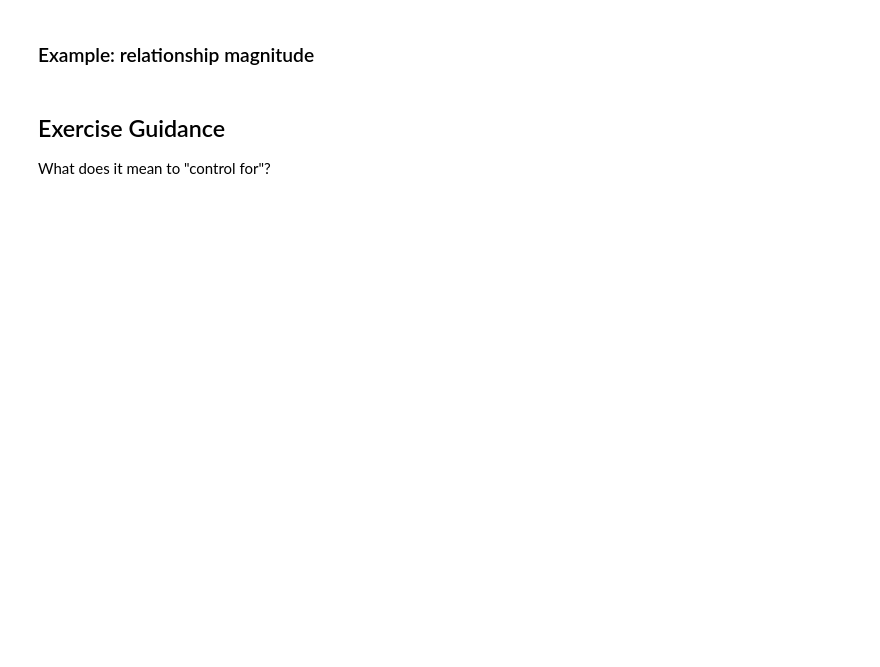
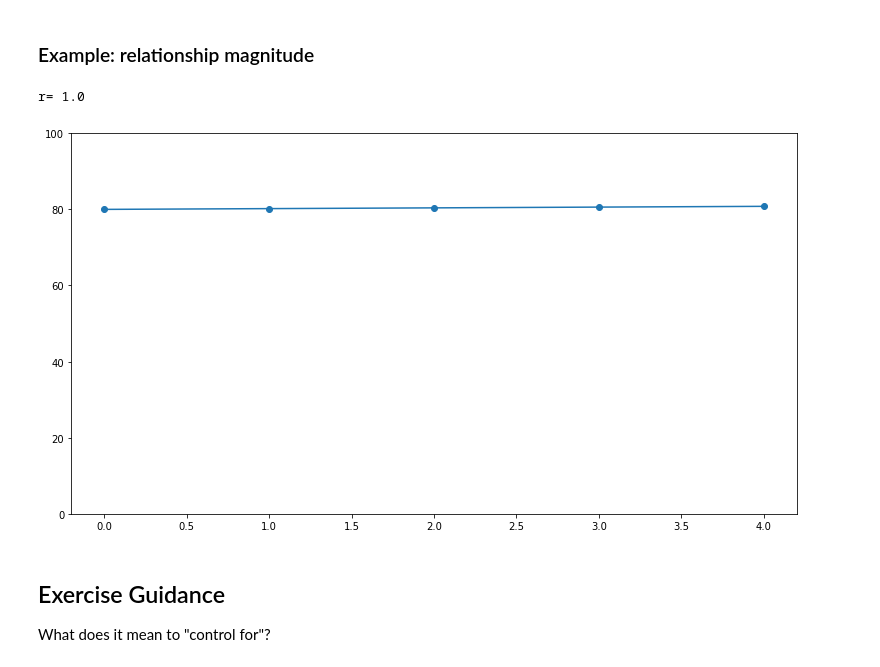
Before and after one commit to CodeupClassroom/jemison-statistics-exercises, a Jupyter notebook: correlation_lesson.ipynb, the cells around one changed output. Saved outputs shown, nothing was run; the diff lists cells and outputs as text; code cells hidden in the pictures; blank space fills up the shorter version.

```diff
--- a/correlation_lesson.ipynb
+++ b/correlation_lesson.ipynb
@@ -192,13 +306,16 @@ print('r=', r)
 ### Example: relationship magnitude
 # %%
 coffee_consumption = [0, 1, 2, 3, 4]
-exam_score = [80, 80.1, 80.2, 80.3, 80.4]
+exam_score = [80, 80.2, 80.4, 80.6, 80.8]
 
 r, p = stats.pearsonr(coffee_consumption, exam_score)
 
 plt.plot(coffee_consumption, exam_score, marker='o')
 plt.ylim(0, 100)
 print('r=', r)
+# %% [output]
+r= 1.0
+[figure, added]
 # %% [markdown]
 ## Exercise Guidance
 
```
Also changed, not shown: parts of 32 cells of this notebook, 1 other file.
